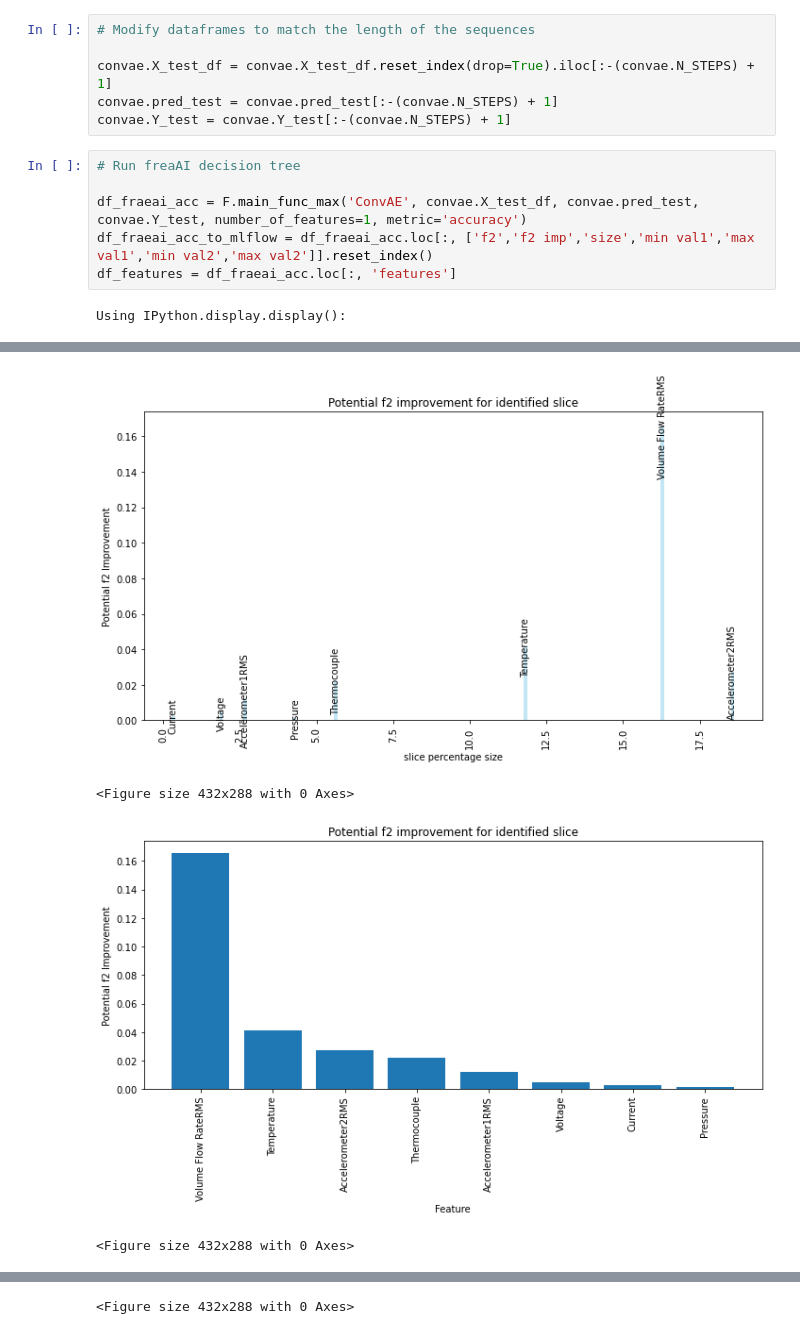
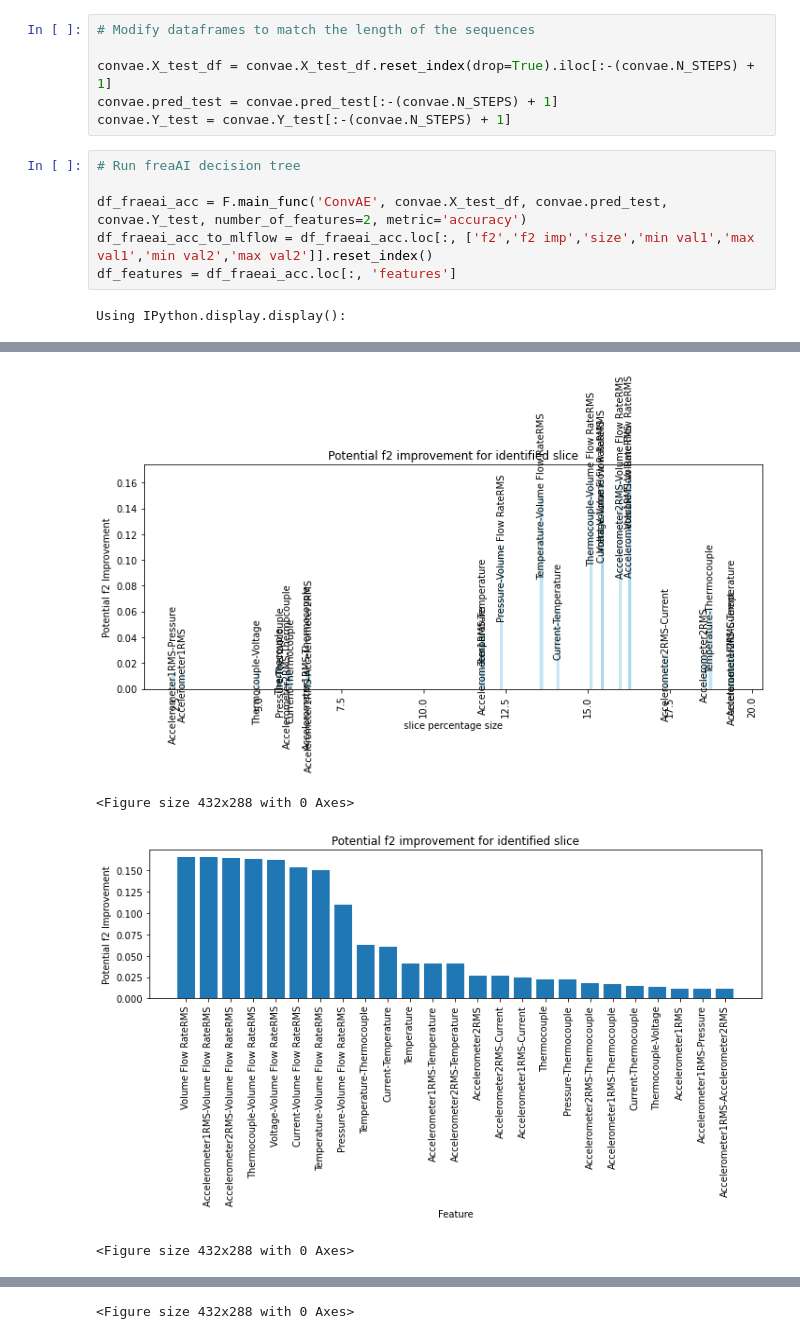
Before and after one commit to stavco9/mlops-final-project, a Jupyter notebook: main.ipynb, the cells around one changed output, grey strips where cells are left out. Cells and saved outputs as stored; diff of their text form.

```diff
--- a/main.ipynb
+++ b/main.ipynb
@@ -172,7 +174,7 @@ convae.Y_test = convae.Y_test[:-(convae.N_STEPS) + 1]
 # %%
 # Run freaAI decision tree
 
-df_fraeai_acc = F.main_func_max('ConvAE', convae.X_test_df, convae.pred_test, convae.Y_test, number_of_features=1, metric='accuracy')
+df_fraeai_acc = F.main_func('ConvAE', convae.X_test_df, convae.pred_test, convae.Y_test, number_of_features=2, metric='accuracy')
 df_fraeai_acc_to_mlflow = df_fraeai_acc.loc[:, ['f2','f2 imp','size','min val1','max val1','min val2','max val2']].reset_index()
 df_features = df_fraeai_acc.loc[:, 'features']
 # %% [output]
@@ -189,6 +199,6 @@ Using IPython.display.display():
-[figure, old version]
+[figure, new version]
 <Figure size 432x288 with 0 Axes>
-[figure, old version]
+[figure, new version]
 <Figure size 432x288 with 0 Axes>
 [figure]
 <Figure size 432x288 with 0 Axes>
```
Also changed, not shown: parts of 6 cells of this notebook, 10 other files.
